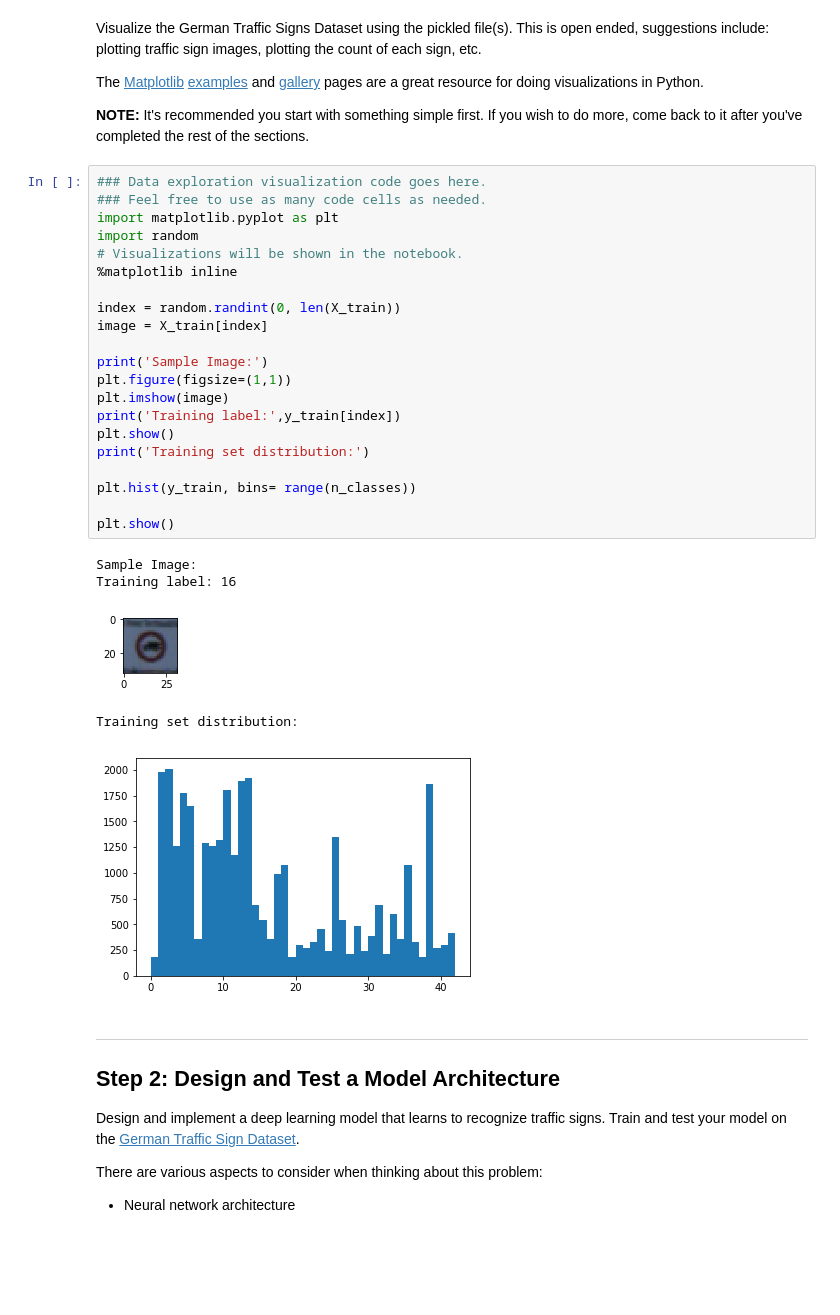
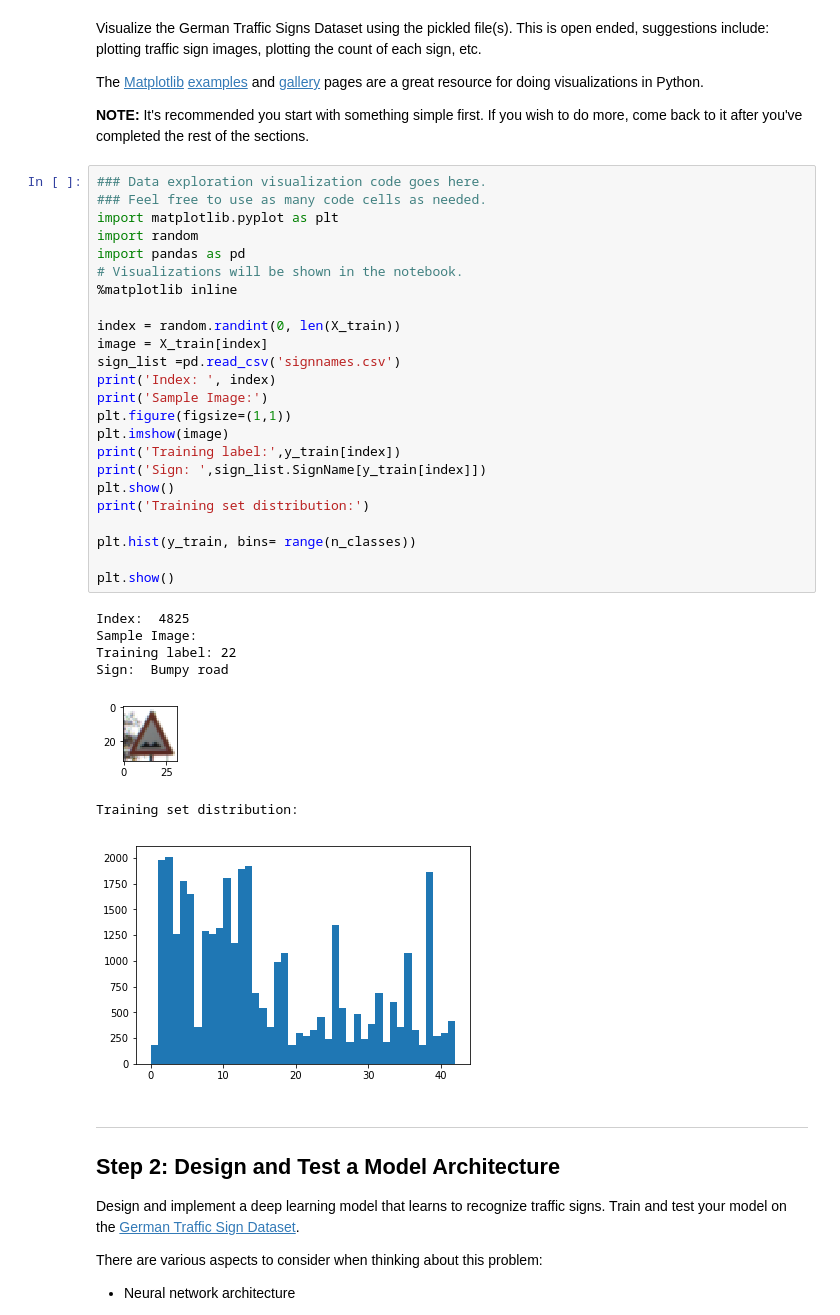
Before and after one commit to ideatrap/CarND-Traffic-Sign-Classifier-Project, a Jupyter notebook: Traffic_Sign_Classifier.ipynb, the cells around one changed output. Saved outputs shown, nothing was run; the diff lists cells and outputs as text; blank space fills up the shorter version.

```diff
--- a/Traffic_Sign_Classifier.ipynb
+++ b/Traffic_Sign_Classifier.ipynb
@@ -91,28 +91,33 @@ The [Matplotlib](http://matplotlib.org/) [examples](http://matplotlib.org/exampl
 # %%
 ### Data exploration visualization code goes here.
 ### Feel free to use as many code cells as needed.
 import matplotlib.pyplot as plt
 import random
+import pandas as pd
 # Visualizations will be shown in the notebook.
 %matplotlib inline
 
 index = random.randint(0, len(X_train))
 image = X_train[index]
-
+sign_list =pd.read_csv('signnames.csv')
+print('Index: ', index)
 print('Sample Image:')
 plt.figure(figsize=(1,1))
 plt.imshow(image)
 print('Training label:',y_train[index])
+print('Sign: ',sign_list.SignName[y_train[index]])
 plt.show()
 print('Training set distribution:')
 
 plt.hist(y_train, bins= range(n_classes))
 
 plt.show()
 # %% [output]
+Index:  4825
 Sample Image:
-Training label: 16
+Training label: 22
+Sign:  Bumpy road
-[figure, old version]
+[figure, new version]
 Training set distribution:
 [figure]
 # %% [markdown]
```
Also changed, not shown: parts of 11 cells of this notebook, 4 other files.
